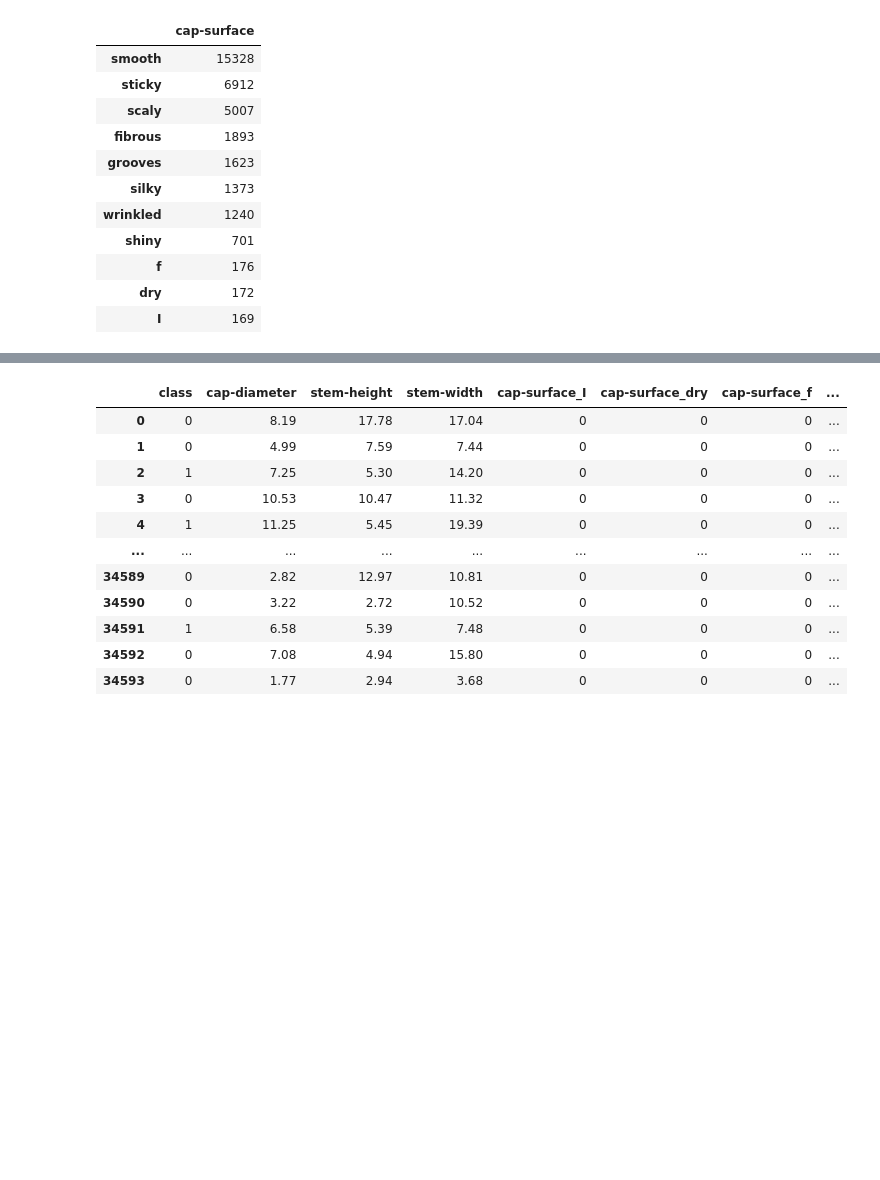
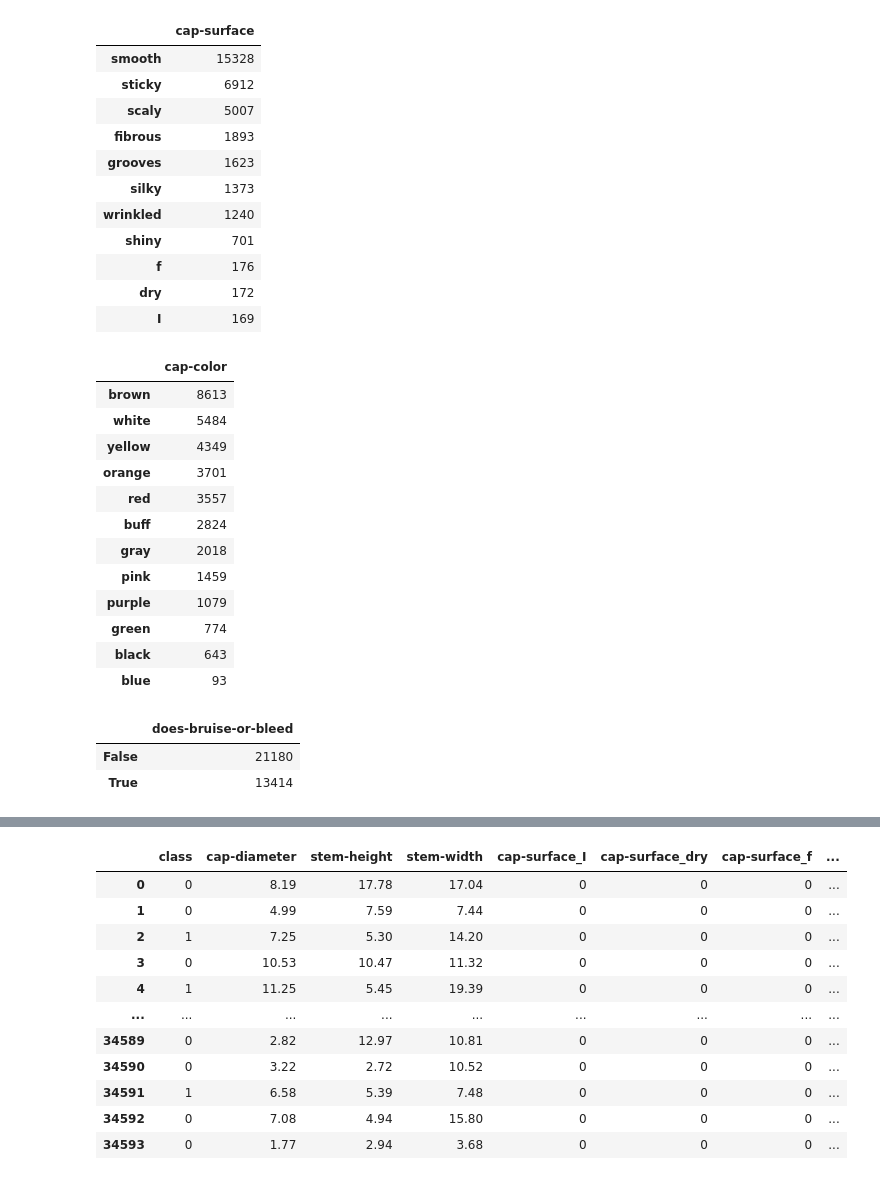
Before and after one commit to lauragabrielson/Mushroom_Classifier, a Jupyter notebook: NA data generation/North American Mushrooms - secondary data.ipynb, the cells around one changed output, grey strips where cells are left out. Saved outputs shown, nothing was run; the diff lists cells and outputs as text; code cells hidden in the pictures; blank space fills up the shorter version.

```diff
--- a/NA data generation/North American Mushrooms - secondary data.ipynb
+++ b/NA data generation/North American Mushrooms - secondary data.ipynb
@@ -94,3 +94,29 @@ cap_surface_df
 | f | 176 |
 | dry | 172 |
 | I | 169 |
+# %%
+cap_color_df = data["cap-color"].value_counts()
+cap_color_df = pd.DataFrame(cap_color_df)
+cap_color_df
+# %% [output]
+|  | cap-color |
+| brown | 8613 |
+| white | 5484 |
+| yellow | 4349 |
+| orange | 3701 |
+| red | 3557 |
+| buff | 2824 |
+| gray | 2018 |
+| pink | 1459 |
+| purple | 1079 |
+| green | 774 |
+| black | 643 |
+| blue | 93 |
+# %%
+bruise_bleed_df = data["does-bruise-or-bleed"].value_counts()
+bruise_bleed_df = pd.DataFrame(bruise_bleed_df)
+bruise_bleed_df
+# %% [output]
+|  | does-bruise-or-bleed |
+| False | 21180 |
+| True | 13414 |
```
Also changed, not shown: parts of 8 cells of this notebook, 5 other files.
